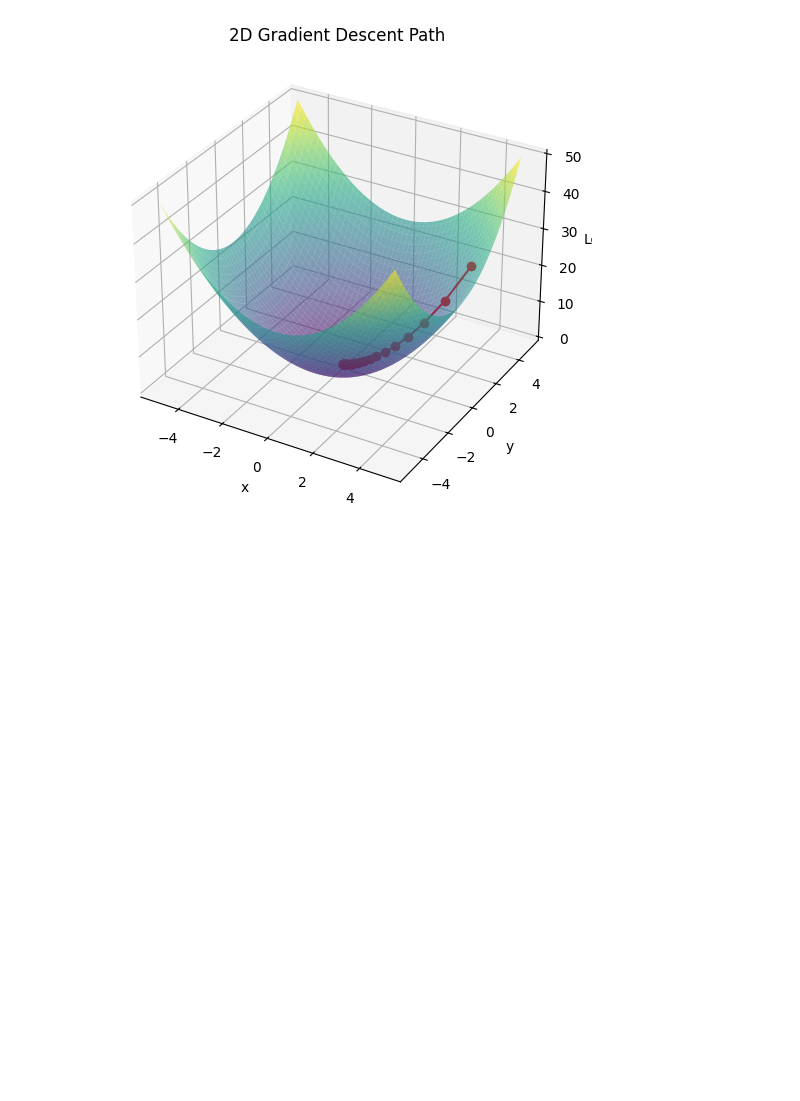
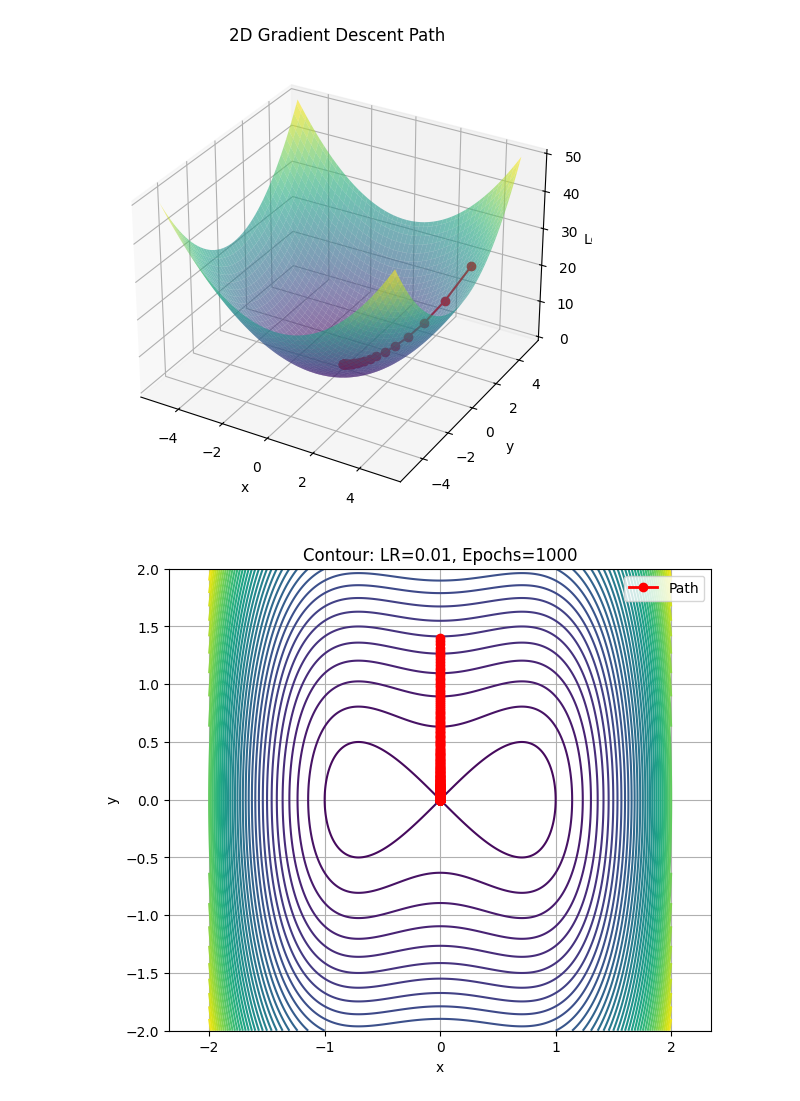
Before and after one commit to RoBiul-Hasan-Jisan/deep-learning, a Jupyter notebook: math/2b.ipynb, the cells around one changed output. Drawn from its saved outputs; the diff is of its cells as text; code cells hidden in the pictures; blank space fills up the shorter version.

```diff
--- a/math/2b.ipynb
+++ b/math/2b.ipynb
@@ -44,3 +44,96 @@ ax.set_zlabel("Loss")
 plt.show()
 # %% [output]
 [figure]
+# %%
+import numpy as np
+import matplotlib.pyplot as plt
+from mpl_toolkits.mplot3d import Axes3D
+
+# === Function and Gradient ===
+def f(x, y):
+    return x**4 - x**2 + y**2
+
+def grad_f(x, y):
+    df_dx = 4 * x**3 - 2 * x
+    df_dy = 2 * y
+    return df_dx, df_dy
+
+# === Gradient Descent ===
+def gradient_descent(lr, epochs, x0=0.0, y0=1.4):
+    x, y = x0, y0
+    path = [(x, y, f(x, y))]
+
+    for _ in range(epochs):
+        dx, dy = grad_f(x, y)
+        x -= lr * dx
+        y -= lr * dy
+        path.append((x, y, f(x, y)))
+
+    return path
+
+# === Contour Plot ===
+def plot_contour(path, title):
+    x_vals, y_vals, _ = zip(*path)
+    X = np.linspace(-2, 2, 400)
+    Y = np.linspace(-2, 2, 400)
+    X, Y = np.meshgrid(X, Y)
+    Z = f(X, Y)
+
+    plt.figure(figsize=(7,6))
+    plt.contour(X, Y, Z, levels=50, cmap='viridis')
+    plt.plot(x_vals, y_vals, marker='o', color='red', linewidth=2, label='Path')
+    plt.title(f"Contour: {title}")
+    plt.xlabel("x")
+    plt.ylabel("y")
+    plt.legend()
+    plt.grid(True)
+    plt.axis('equal')
+    plt.show()
+
+# === 3D Surface Plot ===
+def plot_3d(path, title):
+    x_vals, y_vals, z_vals = zip(*path)
+    X = np.linspace(-2, 2, 100)
+    Y = np.linspace(-2, 2, 100)
+    X, Y = np.meshgrid(X, Y)
+    Z = f(X, Y)
+
+    fig = plt.figure(figsize=(10, 7))
+    ax = fig.add_subplot(111, projection='3d')
+    ax.plot_surface(X, Y, Z, alpha=0.6, cmap='viridis')
+    ax.plot(x_vals, y_vals, z_vals, color='red', marker='o', label='Path')
+    ax.set_title(f"3D Surface: {title}")
+    ax.set_xlabel("x")
+    ax.set_ylabel("y")
+    ax.set_zlabel("f(x, y)")
+    ax.legend()
+    plt.show()
+
+# === Run Experiments ===
+
+# 1. Initial guess [0, 1.4], lr=0.01, 1000 epochs
+path1 = gradient_descent(lr=0.01, epochs=1000)
+plot_contour(path1, "LR=0.01, Epochs=1000")
+plot_3d(path1, "LR=0.01, Epochs=1000")
+
+# 2. Same start, increase epochs to 10,000
+path2 = gradient_descent(lr=0.01, epochs=10000)
+plot_contour(path2, "LR=0.01, Epochs=10000")
+plot_3d(path2, "LR=0.01, Epochs=10000")
+
+# 3. Try LR = 1
+path3 = gradient_descent(lr=1, epochs=1000)
+plot_contour(path3, "LR=1.0, Epochs=1000")
+plot_3d(path3, "LR=1.0, Epochs=1000")
+
+# 4. Try LR = 0.5
+path4 = gradient_descent(lr=0.5, epochs=1000)
+plot_contour(path4, "LR=0.5, Epochs=1000")
+plot_3d(path4, "LR=0.5, Epochs=1000")
+
+# 5. Try LR = 0.00001
+path5 = gradient_descent(lr=0.00001, epochs=1000)
+plot_contour(path5, "LR=0.00001, Epochs=1000")
+plot_3d(path5, "LR=0.00001, Epochs=1000")
+# %% [output]
+[figure, added]
```
Also changed, not shown: parts of 1 cell of this notebook, 3 other files.
